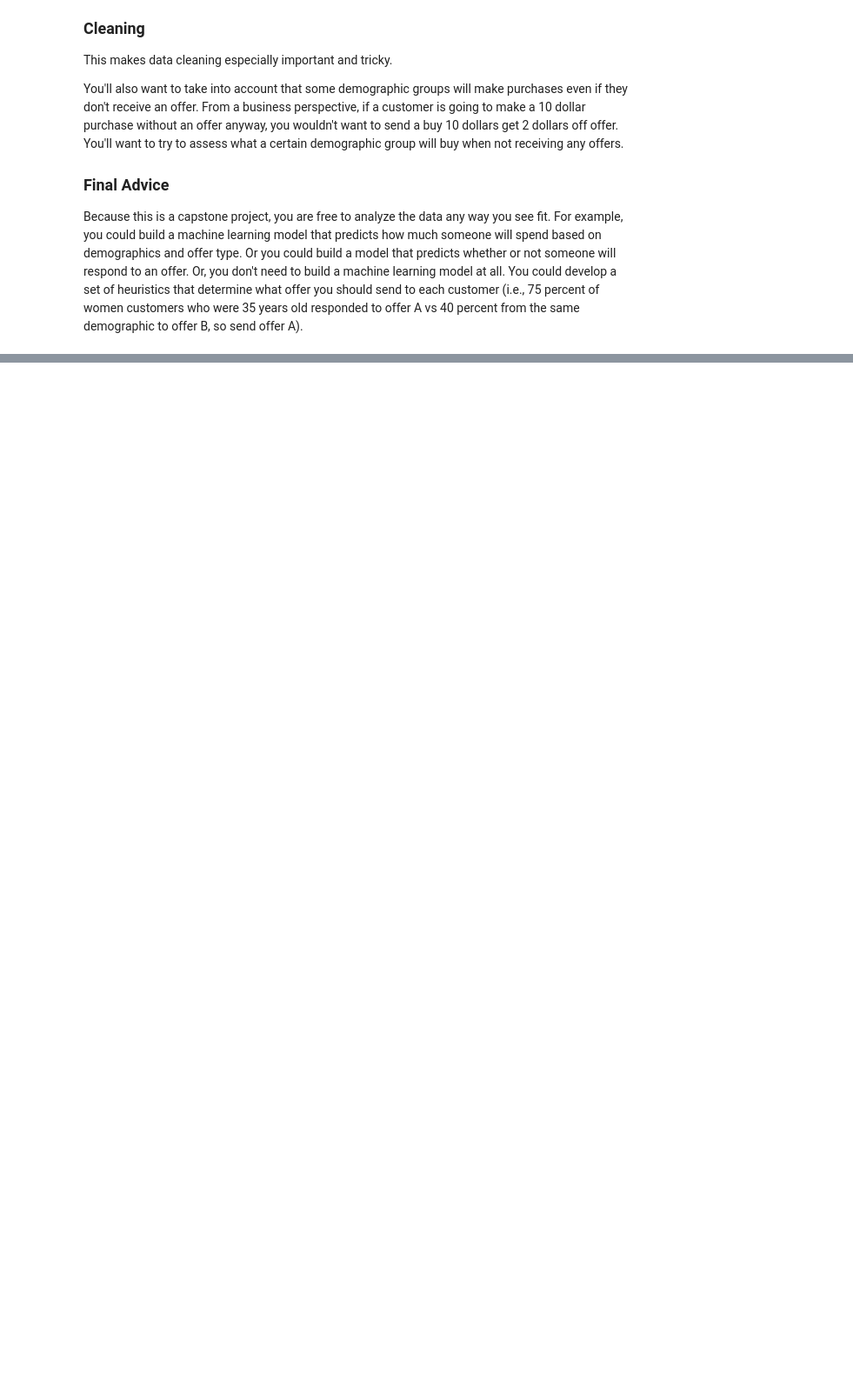
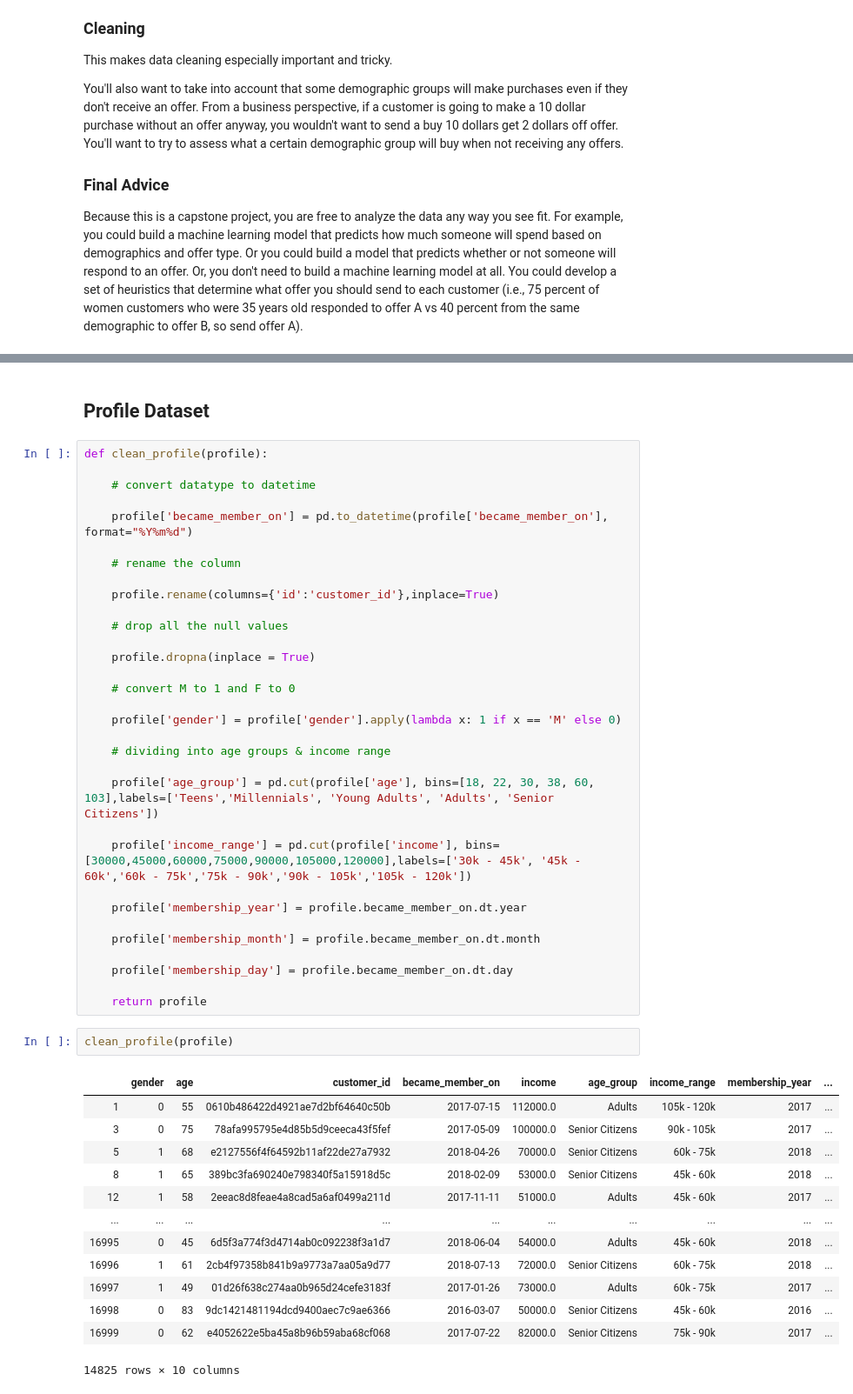
Before and after one commit to ashwanisng/Starbucks-Capstone, a Jupyter notebook: Starbucks Capstone.ipynb, the cells around one changed output, grey strips where cells are left out. Shown: that part at 87% size. Drawn from its saved outputs; the diff is of its cells as text; blank space fills up the shorter version.

```diff
--- a/Starbucks Capstone.ipynb
+++ b/Starbucks Capstone.ipynb
@@ -88,0 +516,50 @@ UsageError: Line magic function `%` not found.
+# %% [markdown]
+## Profile Dataset
+# %%
+def clean_profile(profile):
+
+    # convert datatype to datetime
+
+    profile['became_member_on'] = pd.to_datetime(profile['became_member_on'], format="%Y%m%d")
+
+    # rename the column
+
+    profile.rename(columns={'id':'customer_id'},inplace=True)
+
+    # drop all the null values
+
+    profile.dropna(inplace = True)
+
+    # convert M to 1 and F to 0
+
+    profile['gender'] = profile['gender'].apply(lambda x: 1 if x == 'M' else 0)
+
+    # dividing into age groups & income range
+
+    profile['age_group'] = pd.cut(profile['age'], bins=[18, 22, 30, 38, 60, 103],labels=['Teens','Millennials', 'Young Adults', 'Adults', 'Senior Citizens'])
+
+    profile['income_range'] = pd.cut(profile['income'], bins=[30000,45000,60000,75000,90000,105000,120000],labels=['30k - 45k', '45k - 60k','60k - 75k','75k - 90k','90k - 105k','105k - 120k'])
+
+    profile['membership_year'] = profile.became_member_on.dt.year
+
+    profile['membership_month'] = profile.became_member_on.dt.month
+
+    profile['membership_day'] = profile.became_member_on.dt.day
+
+    return profile
+# %%
+clean_profile(profile)
+# %% [output]
+|  | gender | age | customer_id | became_member_on | income | age_group | income_range | membership_year | ... |
+| 1 | 0 | 55 | 0610b486422d4921ae7d2bf64640c50b | 2017-07-15 | 112000.0 | Adults | 105k - 120k | 2017 | ... |
+| 3 | 0 | 75 | 78afa995795e4d85b5d9ceeca43f5fef | 2017-05-09 | 100000.0 | Senior Citizens | 90k - 105k | 2017 | ... |
+| 5 | 1 | 68 | e2127556f4f64592b11af22de27a7932 | 2018-04-26 | 70000.0 | Senior Citizens | 60k - 75k | 2018 | ... |
+| 8 | 1 | 65 | 389bc3fa690240e798340f5a15918d5c | 2018-02-09 | 53000.0 | Senior Citizens | 45k - 60k | 2018 | ... |
+| 12 | 1 | 58 | 2eeac8d8feae4a8cad5a6af0499a211d | 2017-11-11 | 51000.0 | Adults | 45k - 60k | 2017 | ... |
+| ... | ... | ... | ... | ... | ... | ... | ... | ... | ... |
+| 16995 | 0 | 45 | 6d5f3a774f3d4714ab0c092238f3a1d7 | 2018-06-04 | 54000.0 | Adults | 45k - 60k | 2018 | ... |
+| 16996 | 1 | 61 | 2cb4f97358b841b9a9773a7aa05a9d77 | 2018-07-13 | 72000.0 | Senior Citizens | 60k - 75k | 2018 | ... |
+| 16997 | 1 | 49 | 01d26f638c274aa0b965d24cefe3183f | 2017-01-26 | 73000.0 | Adults | 60k - 75k | 2017 | ... |
+| 16998 | 0 | 83 | 9dc1421481194dcd9400aec7c9ae6366 | 2016-03-07 | 50000.0 | Senior Citizens | 45k - 60k | 2016 | ... |
+| 16999 | 0 | 62 | e4052622e5ba45a8b96b59aba68cf068 | 2017-07-22 | 82000.0 | Senior Citizens | 75k - 90k | 2017 | ... |
+14825 rows × 10 columns
```
Also changed, not shown: parts of 80 cells of this notebook.
